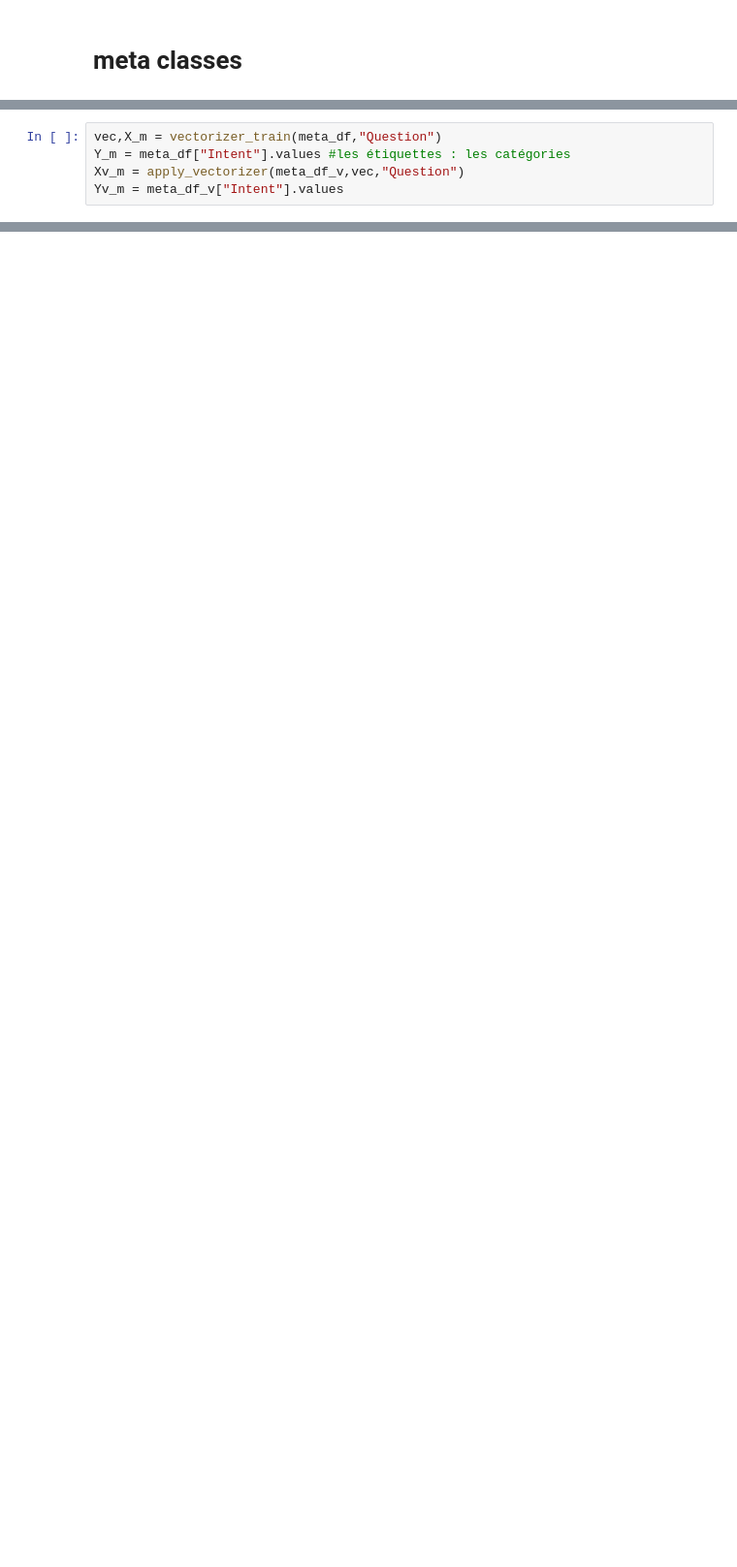
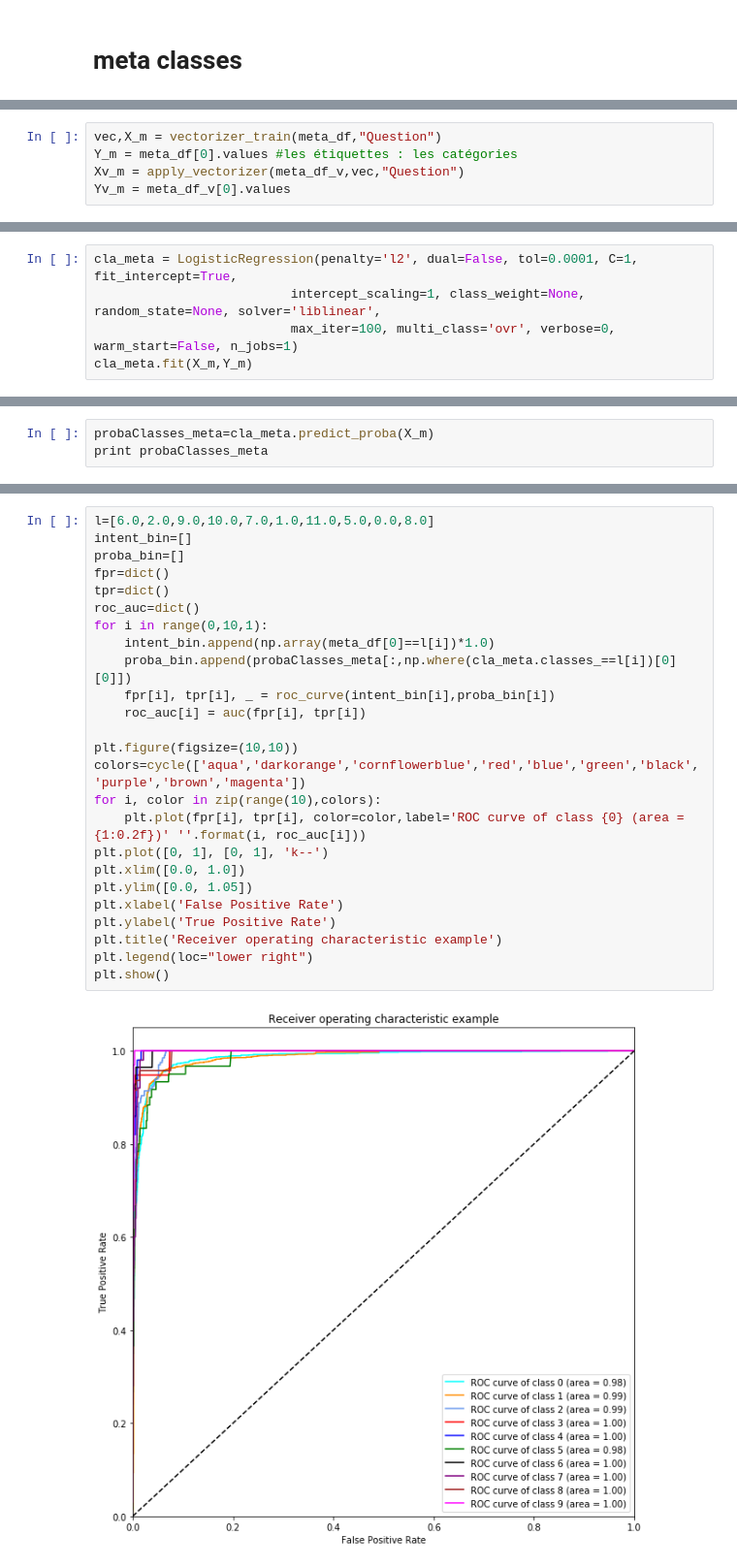
Before and after one commit to emmaboucheron/chatbot, a Jupyter notebook: Prediction.ipynb, the cells around one changed output, grey strips where cells are left out. Shown at 97% size. Cells and saved outputs as stored; diff of their text form; blank space fills up the shorter version.

```diff
--- a/Prediction.ipynb
+++ b/Prediction.ipynb
@@ -464,5 +504,5 @@ meta_df_v = pd.concat([data_valid_clean, dfLabelCat], axis=1)
 # %%
 vec,X_m = vectorizer_train(meta_df,"Question")
-Y_m = meta_df["Intent"].values #les étiquettes : les catégories
+Y_m = meta_df[0].values #les étiquettes : les catégories
 Xv_m = apply_vectorizer(meta_df_v,vec,"Question")
-Yv_m = meta_df_v["Intent"].values
+Yv_m = meta_df_v[0].values
@@ -470,0 +509,5 @@ TypeError: can only join an iterable
+# %%
+cla_meta = LogisticRegression(penalty='l2', dual=False, tol=0.0001, C=1, fit_intercept=True,
+                          intercept_scaling=1, class_weight=None, random_state=None, solver='liblinear',
+                          max_iter=100, multi_class='ovr', verbose=0, warm_start=False, n_jobs=1)
+cla_meta.fit(X_m,Y_m)
@@ -484,0 +561,3 @@ valid score =
+# %%
+probaClasses_meta=cla_meta.predict_proba(X_m)
+print probaClasses_meta
@@ -484,0 +572,27 @@ valid score =
+# %%
+l=[6.0,2.0,9.0,10.0,7.0,1.0,11.0,5.0,0.0,8.0]
+intent_bin=[]
+proba_bin=[]
+fpr=dict()
+tpr=dict()
+roc_auc=dict()
+for i in range(0,10,1):
+    intent_bin.append(np.array(meta_df[0]==l[i])*1.0)
+    proba_bin.append(probaClasses_meta[:,np.where(cla_meta.classes_==l[i])[0][0]])
+    fpr[i], tpr[i], _ = roc_curve(intent_bin[i],proba_bin[i])
+    roc_auc[i] = auc(fpr[i], tpr[i])
+
+plt.figure(figsize=(10,10))
+colors=cycle(['aqua','darkorange','cornflowerblue','red','blue','green','black','purple','brown','magenta'])
+for i, color in zip(range(10),colors):
+    plt.plot(fpr[i], tpr[i], color=color,label='ROC curve of class {0} (area = {1:0.2f})' ''.format(i, roc_auc[i]))
+plt.plot([0, 1], [0, 1], 'k--')
+plt.xlim([0.0, 1.0])
+plt.ylim([0.0, 1.05])
+plt.xlabel('False Positive Rate')
+plt.ylabel('True Positive Rate')
+plt.title('Receiver operating characteristic example')
+plt.legend(loc="lower right")
+plt.show()
+# %% [output]
+[figure, added]
```
Also changed, not shown: parts of 30 cells of this notebook.
